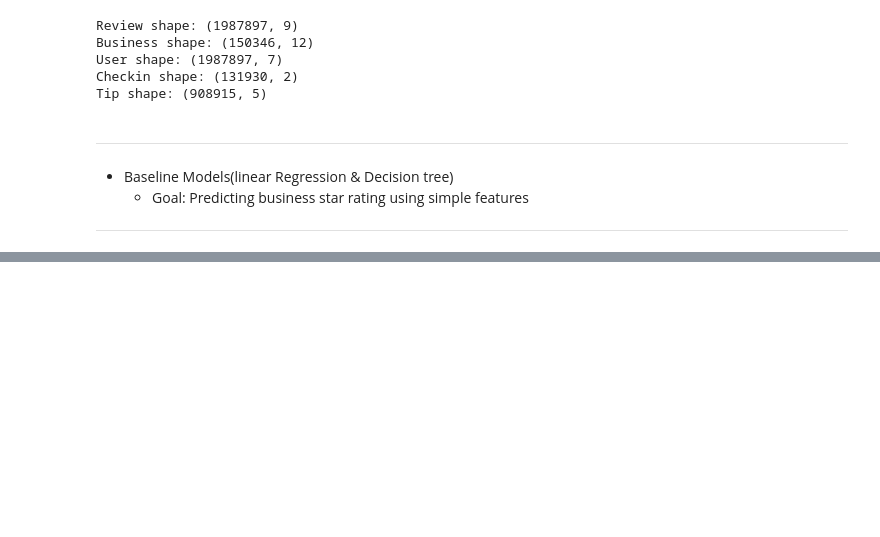
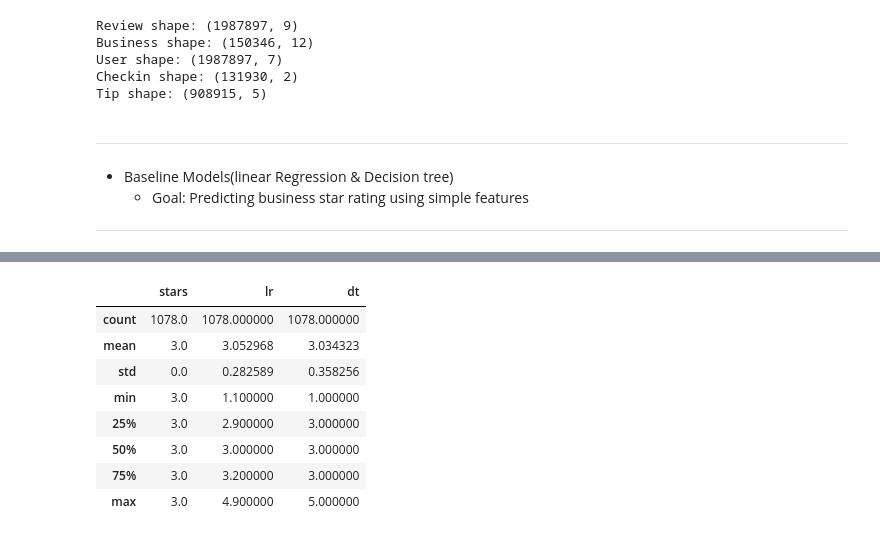
Before and after one commit to Jenblr/Yelp-Business-Data-Success-Analysis, a Jupyter notebook: Predictive_Modeling.ipynb, the cells around one changed output, grey strips where cells are left out. Saved outputs shown, nothing was run; the diff lists cells and outputs as text; code cells hidden in the pictures; blank space fills up the shorter version.

```diff
--- a/Predictive_Modeling.ipynb
+++ b/Predictive_Modeling.ipynb
@@ -155,0 +198,13 @@ baseline_df.describe()
+# %%
+ext = ex[ex['stars']==3.0]
+ext.describe()
+# %% [output]
+|  | stars | lr | dt |
+| count | 1078.0 | 1078.000000 | 1078.000000 |
+| mean | 3.0 | 3.052968 | 3.034323 |
+| std | 0.0 | 0.282589 | 0.358256 |
+| min | 3.0 | 1.100000 | 1.000000 |
+| 25% | 3.0 | 2.900000 | 3.000000 |
+| 50% | 3.0 | 3.000000 | 3.000000 |
+| 75% | 3.0 | 3.200000 | 3.000000 |
+| max | 3.0 | 4.900000 | 5.000000 |
```
Also changed, not shown: parts of 20 cells of this notebook.
